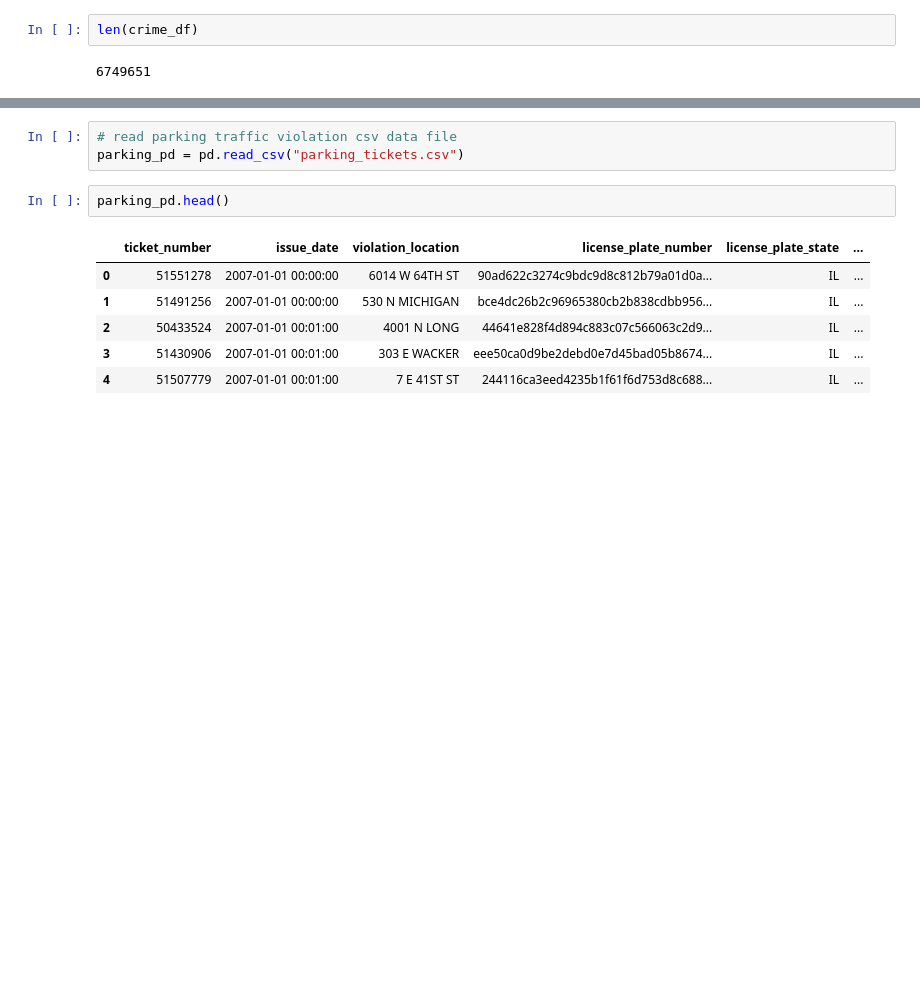
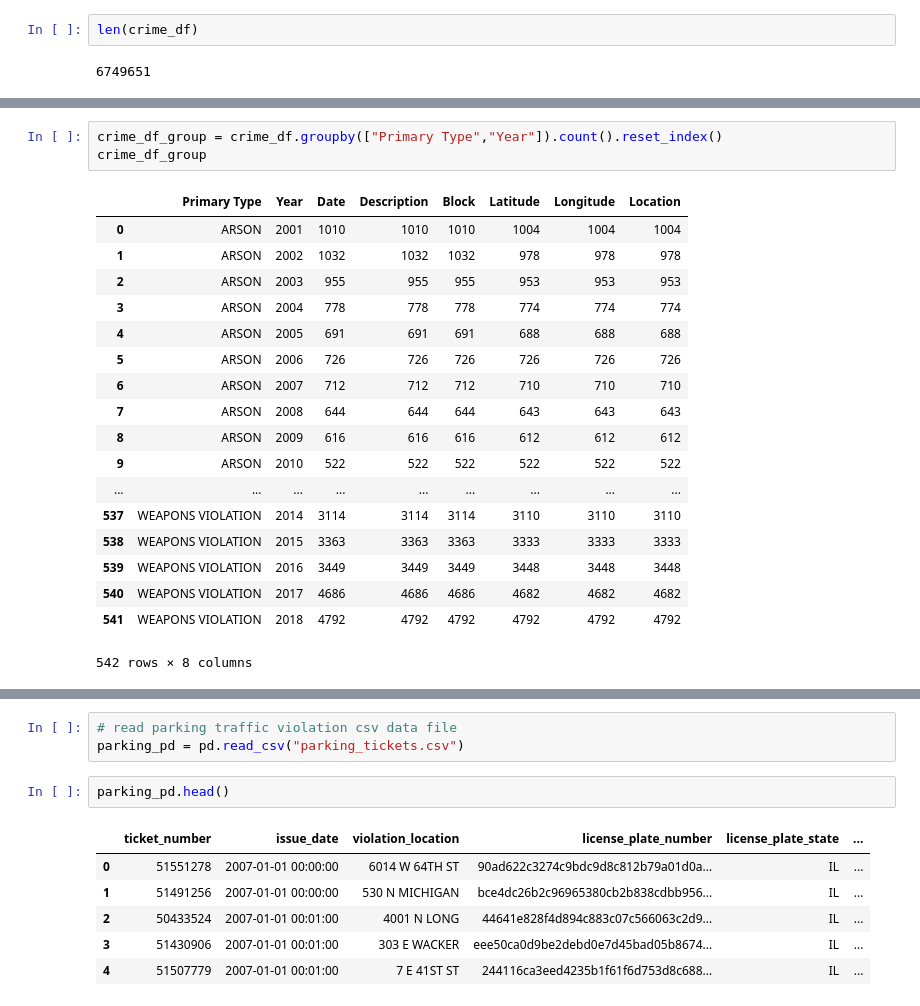
Before and after one commit to UCB-INFO-PYTHON/W200Fall18_GroupProject_Jon-Thanh-Eddie, a Jupyter notebook: crime_data.ipynb, the cells around one changed output, grey strips where cells are left out. Drawn from its saved outputs; the diff is of its cells as text; blank space fills up the shorter version.

```diff
--- a/crime_data.ipynb
+++ b/crime_data.ipynb
@@ -41,0 +52,22 @@ len(crime_df)
+# %%
+crime_df_group = crime_df.groupby(["Primary Type","Year"]).count().reset_index()
+crime_df_group
+# %% [output]
+|  | Primary Type | Year | Date | Description | Block | Latitude | Longitude | Location |
+| 0 | ARSON | 2001 | 1010 | 1010 | 1010 | 1004 | 1004 | 1004 |
+| 1 | ARSON | 2002 | 1032 | 1032 | 1032 | 978 | 978 | 978 |
+| 2 | ARSON | 2003 | 955 | 955 | 955 | 953 | 953 | 953 |
+| 3 | ARSON | 2004 | 778 | 778 | 778 | 774 | 774 | 774 |
+| 4 | ARSON | 2005 | 691 | 691 | 691 | 688 | 688 | 688 |
+| 5 | ARSON | 2006 | 726 | 726 | 726 | 726 | 726 | 726 |
+| 6 | ARSON | 2007 | 712 | 712 | 712 | 710 | 710 | 710 |
+| 7 | ARSON | 2008 | 644 | 644 | 644 | 643 | 643 | 643 |
+| 8 | ARSON | 2009 | 616 | 616 | 616 | 612 | 612 | 612 |
+| 9 | ARSON | 2010 | 522 | 522 | 522 | 522 | 522 | 522 |
+| ... | ... | ... | ... | ... | ... | ... | ... | ... |
+| 537 | WEAPONS VIOLATION | 2014 | 3114 | 3114 | 3114 | 3110 | 3110 | 3110 |
+| 538 | WEAPONS VIOLATION | 2015 | 3363 | 3363 | 3363 | 3333 | 3333 | 3333 |
+| 539 | WEAPONS VIOLATION | 2016 | 3449 | 3449 | 3449 | 3448 | 3448 | 3448 |
+| 540 | WEAPONS VIOLATION | 2017 | 4686 | 4686 | 4686 | 4682 | 4682 | 4682 |
+| 541 | WEAPONS VIOLATION | 2018 | 4792 | 4792 | 4792 | 4792 | 4792 | 4792 |
+542 rows × 8 columns
```
Also changed, not shown: parts of 2 cells of this notebook.
